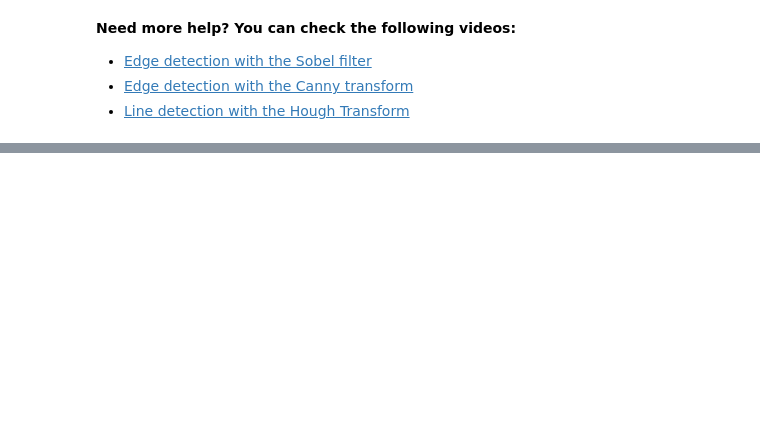
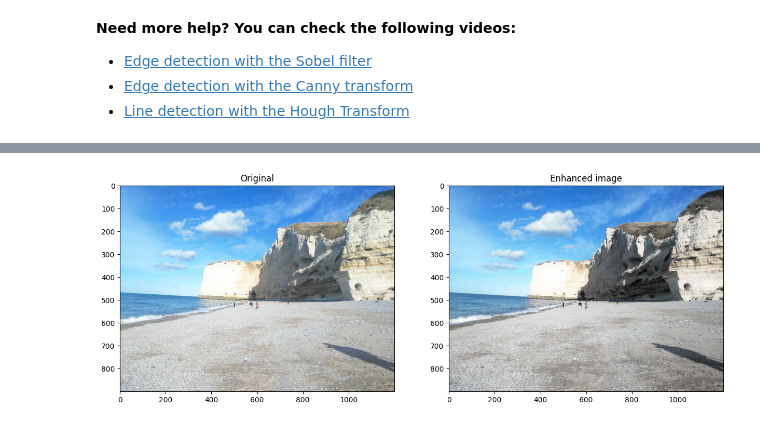
Before and after one commit to ThDeDeyn/info-h-500, a Jupyter notebook: docs/LABS/2_-_Image_Filtering.ipynb, the cells around one changed output, grey strips where cells are left out. Saved outputs shown, nothing was run; the diff lists cells and outputs as text; code cells hidden in the pictures; blank space fills up the shorter version.

```diff
--- a/docs/LABS/2_-_Image_Filtering.ipynb
+++ b/docs/LABS/2_-_Image_Filtering.ipynb
@@ -576,0 +607,59 @@ Some possibilities include (not an exhaustive list):
+# %%
+
+%matplotlib inline
+import numpy as np
+import matplotlib.pyplot as plt
+from matplotlib import cm
+import skimage
+from skimage.io import imread,imshow,imsave
+from skimage.filters import gaussian, median
+
+
+
+# -- Your code here -- #
+
+im = imread("etretat.jpg")
+
+#-- Noise reduction --#
+
+# im1 = gaussian(im)
+im1 = median(im)
+
+#-- Auto-level --#
+
+im1 = skimage.color.rgb2hsv(im1)
+
+min = im1[:,:,2].min()
+max = im1[:,:,2].max()
+
+im1[:,:,2] = 0 + (im1[:,:,2]-min)*(1/(max-min))
+
+im2 = skimage.color.hsv2rgb(im1)
+
+#-- Gamma correction --#
+
+gamma = 0.50
+
+im3 = im2
+A = 0.99**(1-gamma)
+im3[:,:,2] = A*(im3[:,:,2])
+#-- Increase colour saturation --#
+augment = 0.50
+
+HSV_im = skimage.color.rgb2hsv(im3)
+HSV_im[:,:,1] *= 1 + augment
+
+im4 = skimage.color.hsv2rgb(HSV_im)
+
+
+plt.figure(figsize=(15,15))
+plt.subplot(1,2,1)
+plt.imshow(im)
+plt.title("Original")
+plt.subplot(1,2,2)
+plt.imshow(im3)
+plt.title("Enhanced image")
+
+plt.show()
+# %% [output]
+[figure, added]
```
Also changed, not shown: parts of 5 cells of this notebook, 1 other file.
